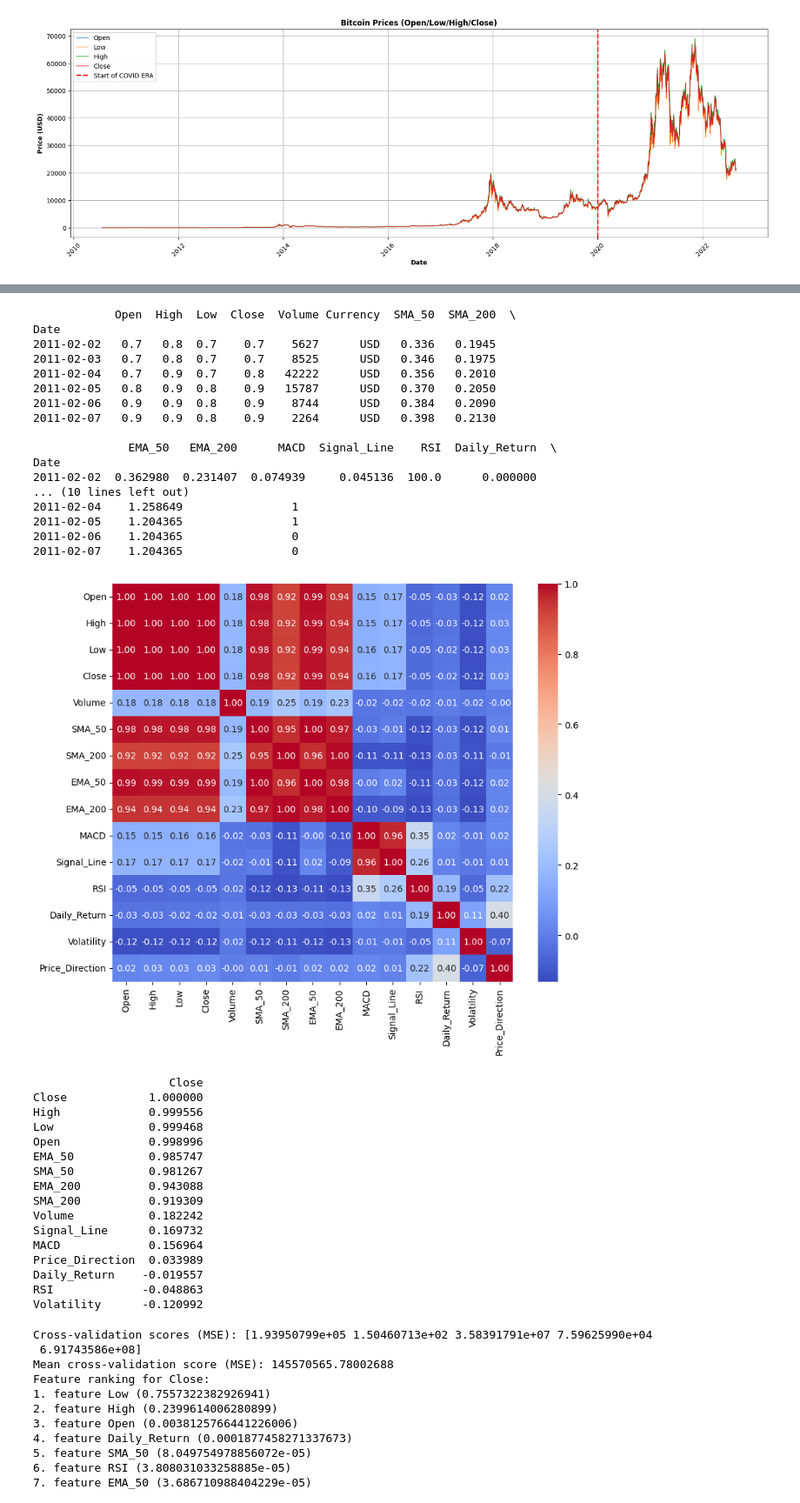
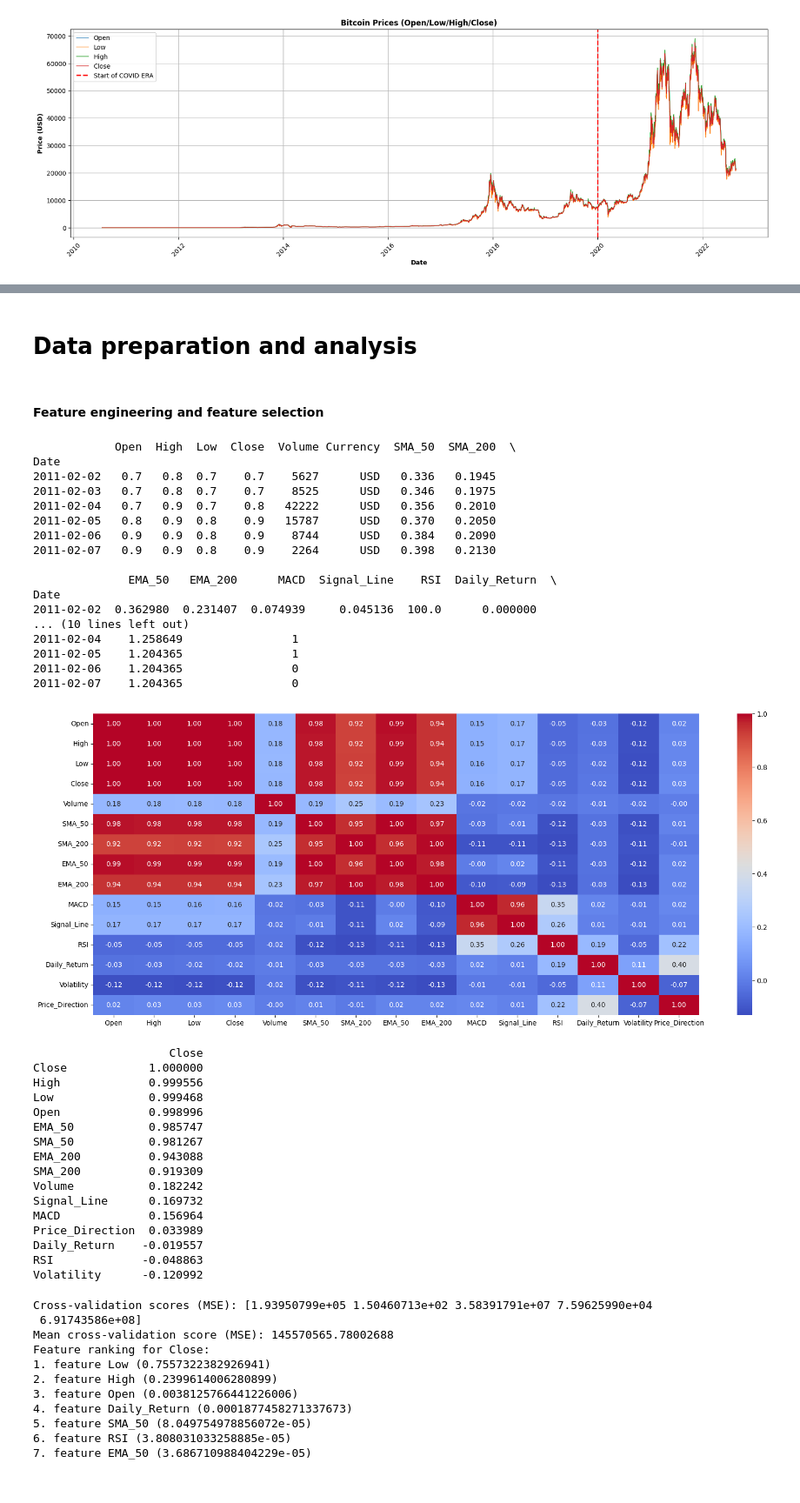
Before and after one commit to ASherjil/Cryptocurrency-Price-Prediction, a Jupyter notebook: CW2_B820928.ipynb, the cells around one changed output, grey strips where cells are left out. Shown at 87% size. Drawn from its saved outputs; the diff is of its cells as text; code cells hidden in the pictures.

Commit message:
Tidy up the notebook with better plots

```diff
--- a/CW2_B820928.ipynb
+++ b/CW2_B820928.ipynb
@@ -233,3 +238,7 @@ plt.show()
+# %% [markdown]
+# Data preparation and analysis
+# %% [markdown]
+#### Feature engineering and feature selection
 # %%
 import seaborn as sns
 import matplotlib.pyplot as plt
@@ -275,35 +284,35 @@ df_bitcoin_2['Price_Direction'] = (df_bitcoin_2['Close'] > df_bitcoin_2['Close']
 print(df_bitcoin_2.iloc[199:205])
 
 
 # Calculate the correlation matrix
 correlation_matrix = df_bitcoin_2.corr()
 
 # Focus on the 'High' and 'Low' columns
 correlation_with_target = correlation_matrix[['Close']].sort_values(by='Close', ascending=False)
-plt.figure(figsize=(10, 8))
+plt.figure(figsize=(20, 8))
 sns.heatmap(correlation_matrix, annot=True, fmt=".2f", cmap='coolwarm')
 plt.show()
 # Print the correlation values
 print(correlation_with_target)
 # %% [output]
             Open  High  Low  Close  Volume Currency  SMA_50  SMA_200  \
 Date
 2011-02-02   0.7   0.8  0.7    0.7    5627      USD   0.336   0.1945
 2011-02-03   0.7   0.8  0.7    0.7    8525      USD   0.346   0.1975
 2011-02-04   0.7   0.9  0.7    0.8   42222      USD   0.356   0.2010
 2011-02-05   0.8   0.9  0.8    0.9   15787      USD   0.370   0.2050
 2011-02-06   0.9   0.9  0.8    0.9    8744      USD   0.384   0.2090
 2011-02-07   0.9   0.9  0.8    0.9    2264      USD   0.398   0.2130
 
               EMA_50   EMA_200      MACD  Signal_Line    RSI  Daily_Return  \
 Date
 2011-02-02  0.362980  0.231407  0.074939     0.045136  100.0      0.000000
 ... (10 lines left out)
 2011-02-04    1.258649                1
 2011-02-05    1.204365                1
 2011-02-06    1.204365                0
 2011-02-07    1.204365                0
-[figure, old version]
+[figure, new version]
                     Close
 Close            1.000000
 High             0.999556
```
Also changed, not shown: parts of 15 cells of this notebook, 10 other files.
